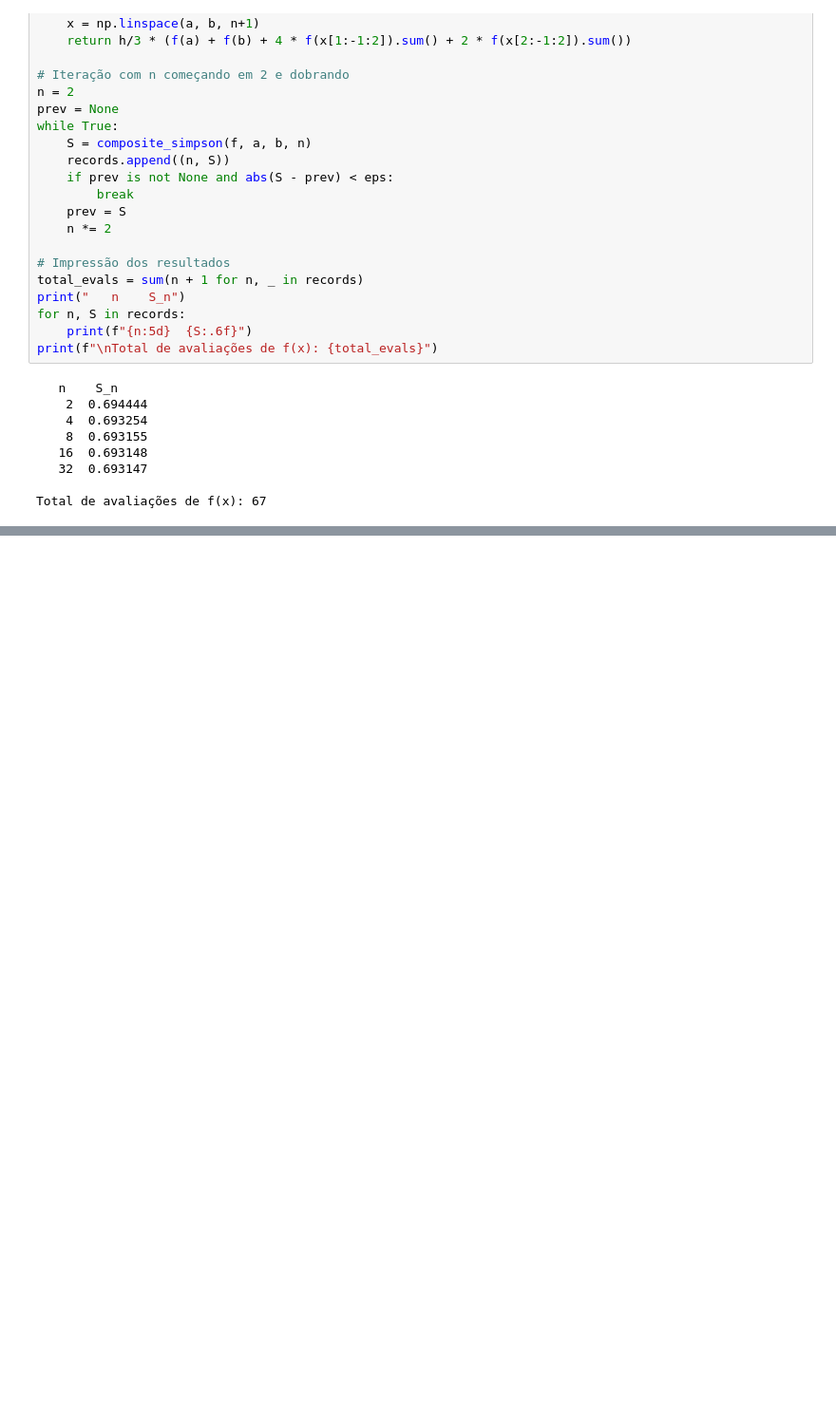
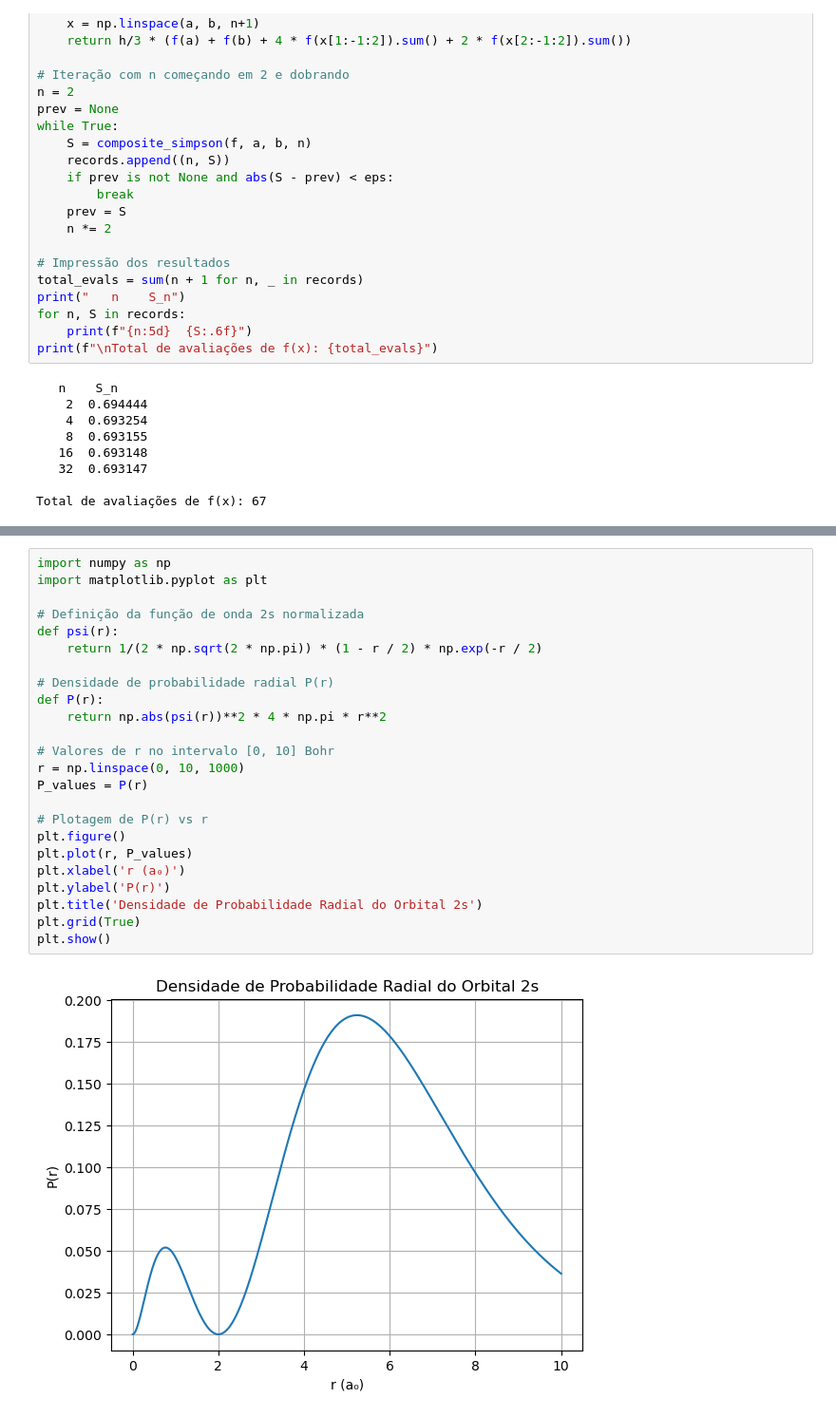
Before and after one commit to Analima123/AV7, a Jupyter notebook: AV7.ipynb, the cells around one changed output, grey strips where cells are left out. Shown at 95% size. Saved outputs shown, nothing was run; the diff lists cells and outputs as text; blank space fills up the shorter version.

```diff
--- a/AV7.ipynb
+++ b/AV7.ipynb
@@ -473,0 +827,26 @@ Total de avaliações de f(x): 67
+# %%
+import numpy as np
+import matplotlib.pyplot as plt
+
+# Definição da função de onda 2s normalizada
+def psi(r):
+    return 1/(2 * np.sqrt(2 * np.pi)) * (1 - r / 2) * np.exp(-r / 2)
+
+# Densidade de probabilidade radial P(r)
+def P(r):
+    return np.abs(psi(r))**2 * 4 * np.pi * r**2
+
+# Valores de r no intervalo [0, 10] Bohr
+r = np.linspace(0, 10, 1000)
+P_values = P(r)
+
+# Plotagem de P(r) vs r
+plt.figure()
+plt.plot(r, P_values)
+plt.xlabel('r (a₀)')
+plt.ylabel('P(r)')
+plt.title('Densidade de Probabilidade Radial do Orbital 2s')
+plt.grid(True)
+plt.show()
+# %% [output]
+[figure, added]
```
Also changed, not shown: parts of 8 cells of this notebook.
